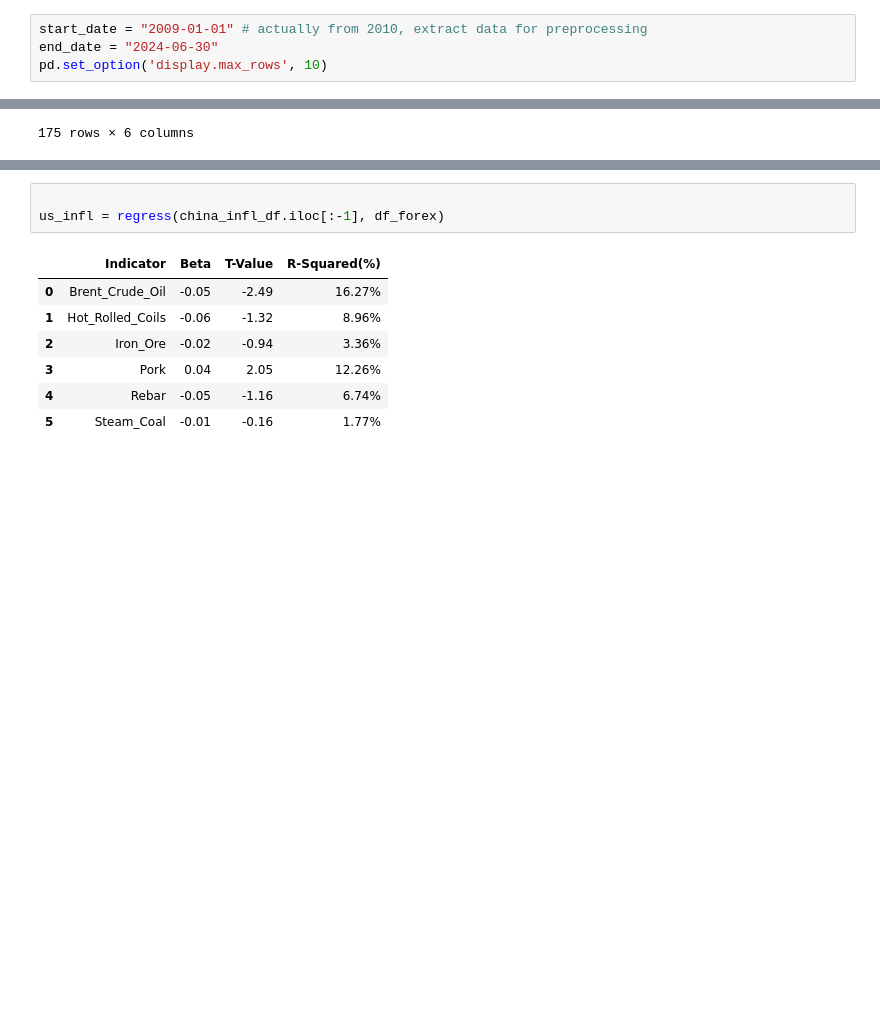
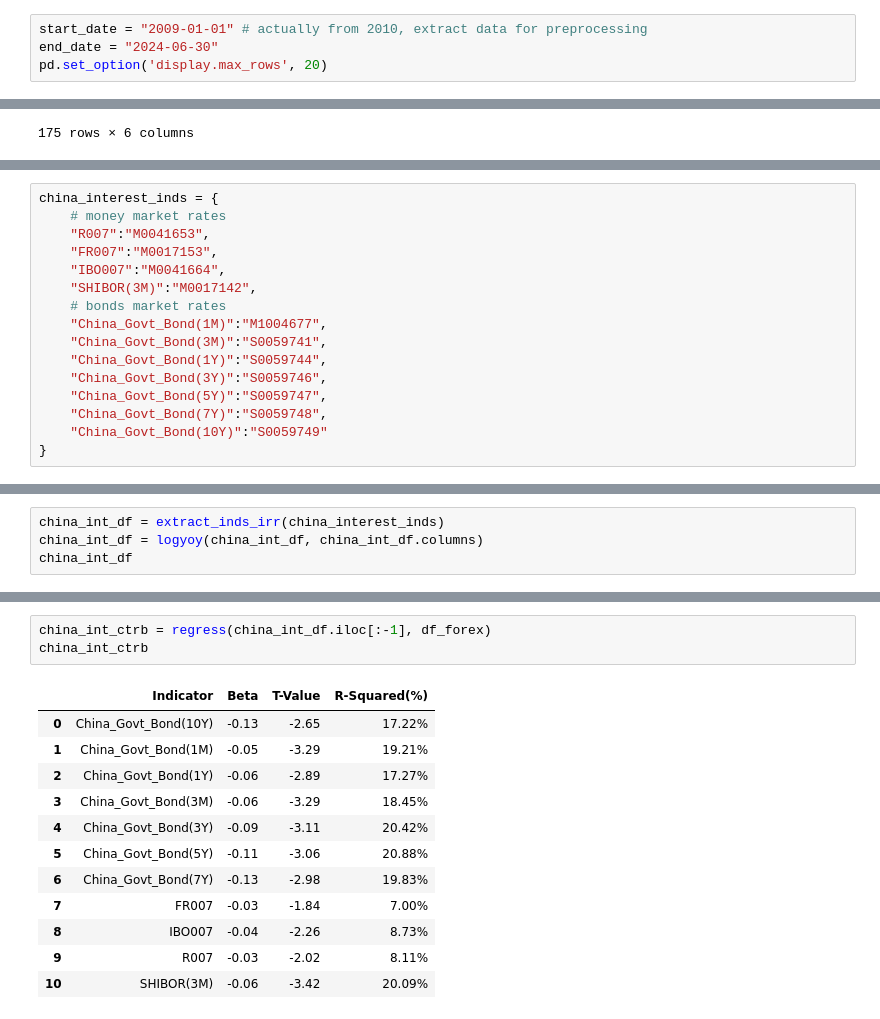
Before and after one commit to miaxiaozl/forex-project, a Jupyter notebook: notebooks/01_data_collection.ipynb, the cells around one changed output, grey strips where cells are left out. Saved outputs shown, nothing was run; the diff lists cells and outputs as text; blank space fills up the shorter version.

```diff
--- a/notebooks/01_data_collection.ipynb
+++ b/notebooks/01_data_collection.ipynb
@@ -29,7 +29,7 @@ IN NO CIRCUMSTANCE SHALL WIND BE RESPONSIBLE FOR ANY DAMAGES OR LOSSES CAUSED BY
 # %%
 start_date = "2009-01-01" # actually from 2010, extract data for preprocessing
 end_date = "2024-06-30"
-pd.set_option('display.max_rows', 10)
+pd.set_option('display.max_rows', 20)
 # %%
 # takes a dict of indicators and their corresponding ticker in Wind to
 # create a DataFrame containing the data extracted from Wind API
@@ -664,0 +750,16 @@ us_infl_df
+# %%
+china_interest_inds = {
+    # money market rates
+    "R007":"M0041653",
+    "FR007":"M0017153",
+    "IBO007":"M0041664",
+    "SHIBOR(3M)":"M0017142",
+    # bonds market rates
+    "China_Govt_Bond(1M)":"M1004677",
+    "China_Govt_Bond(3M)":"S0059741",
+    "China_Govt_Bond(1Y)":"S0059744",
+    "China_Govt_Bond(3Y)":"S0059746",
+    "China_Govt_Bond(5Y)":"S0059747",
+    "China_Govt_Bond(7Y)":"S0059748",
+    "China_Govt_Bond(10Y)":"S0059749"
+}
@@ -664,0 +768,4 @@ us_infl_df
+# %%
+china_int_df = extract_inds_irr(china_interest_inds)
+china_int_df = logyoy(china_int_df, china_int_df.columns)
+china_int_df
@@ -665,11 +786,16 @@ us_infl_df
 # %%
-
-us_infl = regress(china_infl_df.iloc[:-1], df_forex)
+china_int_ctrb = regress(china_int_df.iloc[:-1], df_forex)
+china_int_ctrb
 # %% [output]
 |  | Indicator | Beta | T-Value | R-Squared(%) |
-| 0 | Brent_Crude_Oil | -0.05 | -2.49 | 16.27% |
-| 1 | Hot_Rolled_Coils | -0.06 | -1.32 | 8.96% |
-| 2 | Iron_Ore | -0.02 | -0.94 | 3.36% |
-| 3 | Pork | 0.04 | 2.05 | 12.26% |
-| 4 | Rebar | -0.05 | -1.16 | 6.74% |
-| 5 | Steam_Coal | -0.01 | -0.16 | 1.77% |
+| 0 | China_Govt_Bond(10Y) | -0.13 | -2.65 | 17.22% |
+| 1 | China_Govt_Bond(1M) | -0.05 | -3.29 | 19.21% |
+| 2 | China_Govt_Bond(1Y) | -0.06 | -2.89 | 17.27% |
+| 3 | China_Govt_Bond(3M) | -0.06 | -3.29 | 18.45% |
+| 4 | China_Govt_Bond(3Y) | -0.09 | -3.11 | 20.42% |
+| 5 | China_Govt_Bond(5Y) | -0.11 | -3.06 | 20.88% |
+| 6 | China_Govt_Bond(7Y) | -0.13 | -2.98 | 19.83% |
+| 7 | FR007 | -0.03 | -1.84 | 7.00% |
+| 8 | IBO007 | -0.04 | -2.26 | 8.73% |
+| 9 | R007 | -0.03 | -2.02 | 8.11% |
+| 10 | SHIBOR(3M) | -0.06 | -3.42 | 20.09% |
```
Also changed, not shown: parts of 23 cells of this notebook.
